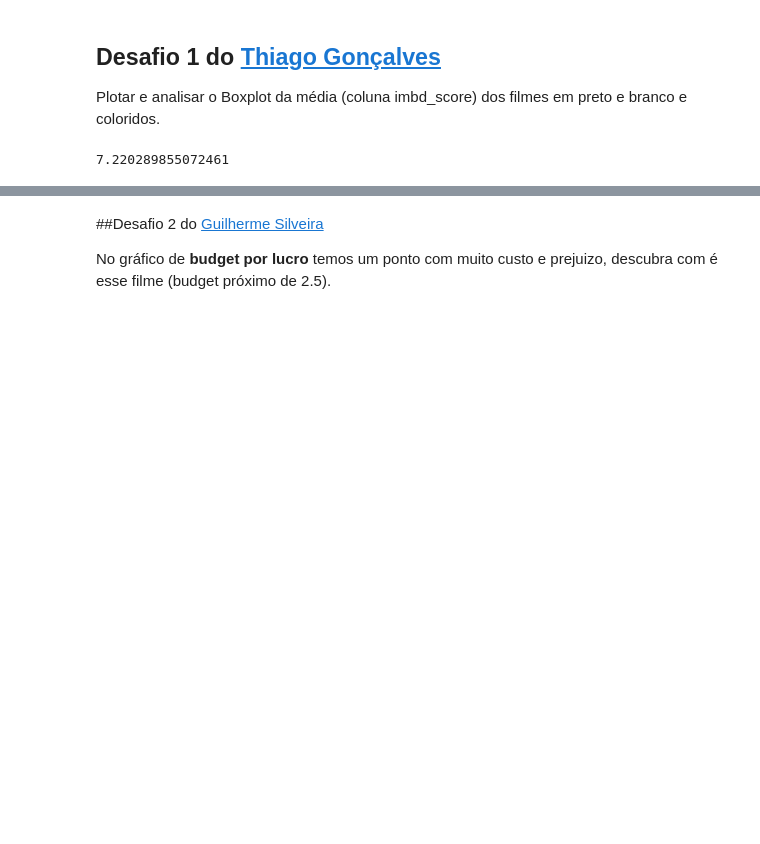
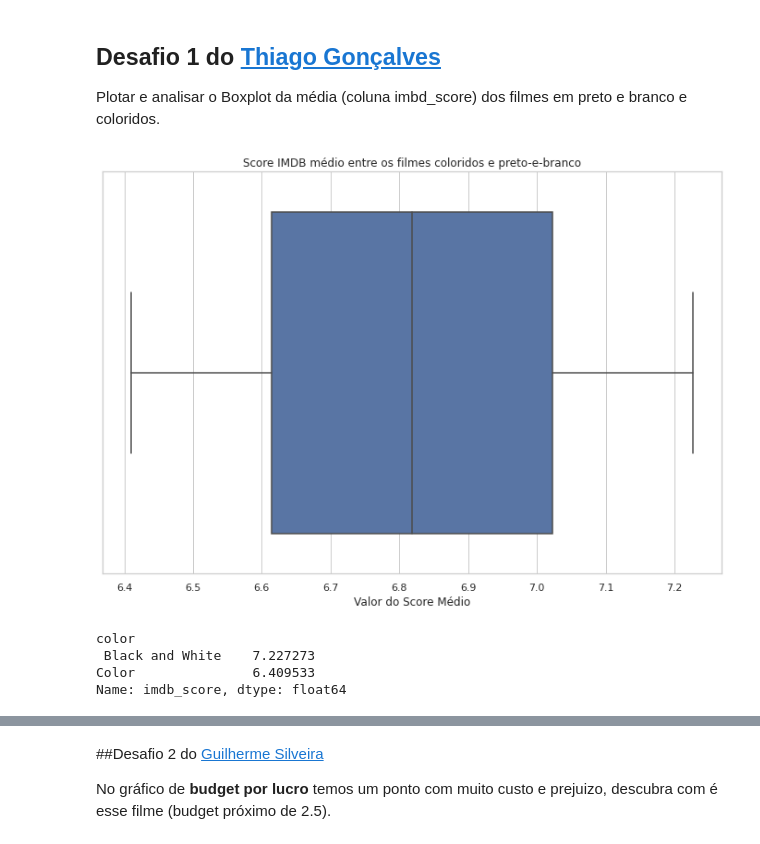
Before and after one commit to itimes-digital/quarentena-dados-alura, a Jupyter notebook: QuarentenaDados_aula03.ipynb, the cells around one changed output, grey strips where cells are left out. Cells and saved outputs as stored; diff of their text form; code cells hidden in the pictures; blank space fills up the shorter version.

```diff
--- a/QuarentenaDados_aula03.ipynb
+++ b/QuarentenaDados_aula03.ipynb
@@ -357,13 +357,23 @@ Até a próxima aula!
 ## Desafio 1 do [Thiago Gonçalves](https://twitter.com/tgcsantos)
 
 Plotar e analisar o Boxplot da média (coluna imbd_score) dos filmes em preto e branco e coloridos.
-# %%
-filmes_color_or_bw = imdb.query("color in ['Color', ' Black and White']")
-#filmes_color_or_bw.head(3)
-color_media_score = filmes_color_or_bw.query("color in ['Color']")['imdb_score'].mean() #.groupby('imdb_score').mean()
-bw_media_score = filmes_color_or_bw.query("color in [' Black and White']")['imdb_score'].mean() #.groupby('imdb_score').mean()
-bw_media_score
-
-sns.
-# %% [output]
-7.220289855072461
+# %%
+filmes_color_or_bw = imdb.query("color in ['Color', ' Black and White']")
+
+import matplotlib.pyplot as plt
+
+sns.set(style="whitegrid")
+plt.figure(figsize=(12,8))
+dado = filmes_color_or_bw.groupby("color").mean()["imdb_score"]
+plt.title("Score IMDB médio entre os filmes coloridos e preto-e-branco")
+ax = sns.boxplot(x=dado).set(
+    xlabel='Valor do Score Médio'
+)
+plt.show()
+dado
+# %% [output]
+[figure, added]
+color
+ Black and White    7.227273
+Color               6.409533
+Name: imdb_score, dtype: float64
```
Also changed, not shown: parts of 8 cells of this notebook.
